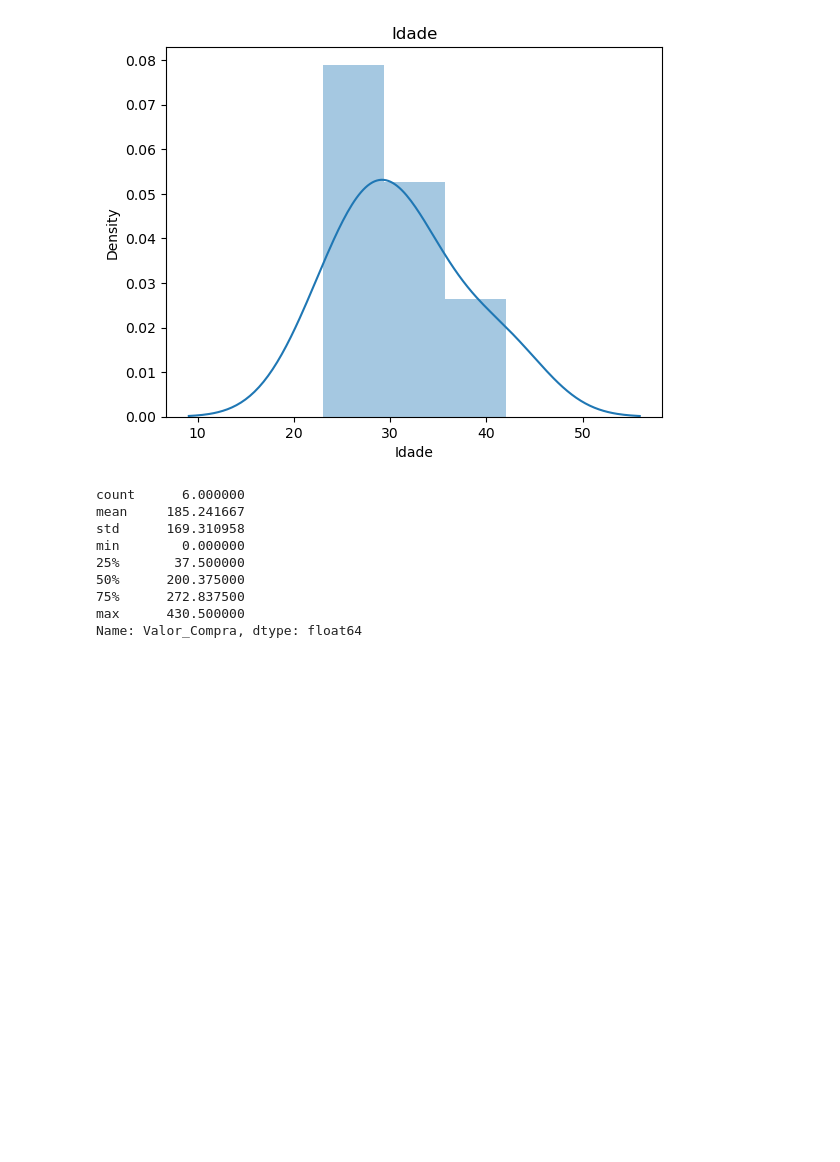
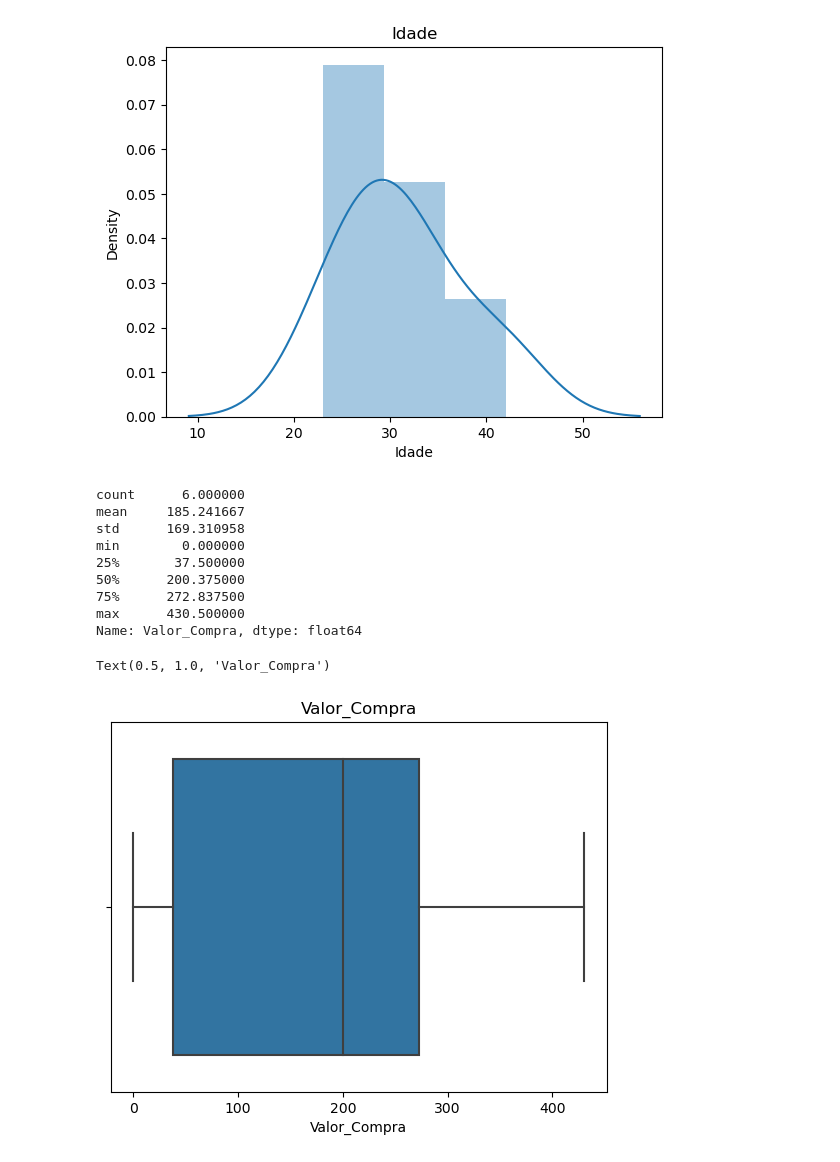
Before and after one commit to VitoriaN27/Python, a Jupyter notebook: limpezadedados.ipynb, the cells around one changed output. Saved outputs shown, nothing was run; the diff lists cells and outputs as text; code cells hidden in the pictures; blank space fills up the shorter version.

```diff
--- a/limpezadedados.ipynb
+++ b/limpezadedados.ipynb
@@ -116,3 +116,8 @@ min        0.000000
 75%      272.837500
 max      430.500000
 Name: Valor_Compra, dtype: float64
+# %%
+srn.boxplot(dataset['Valor_Compra']).set_title('Valor_Compra')
+# %% [output]
+Text(0.5, 1.0, 'Valor_Compra')
+[figure, added]
```
Also changed, not shown: parts of 2 cells of this notebook.
